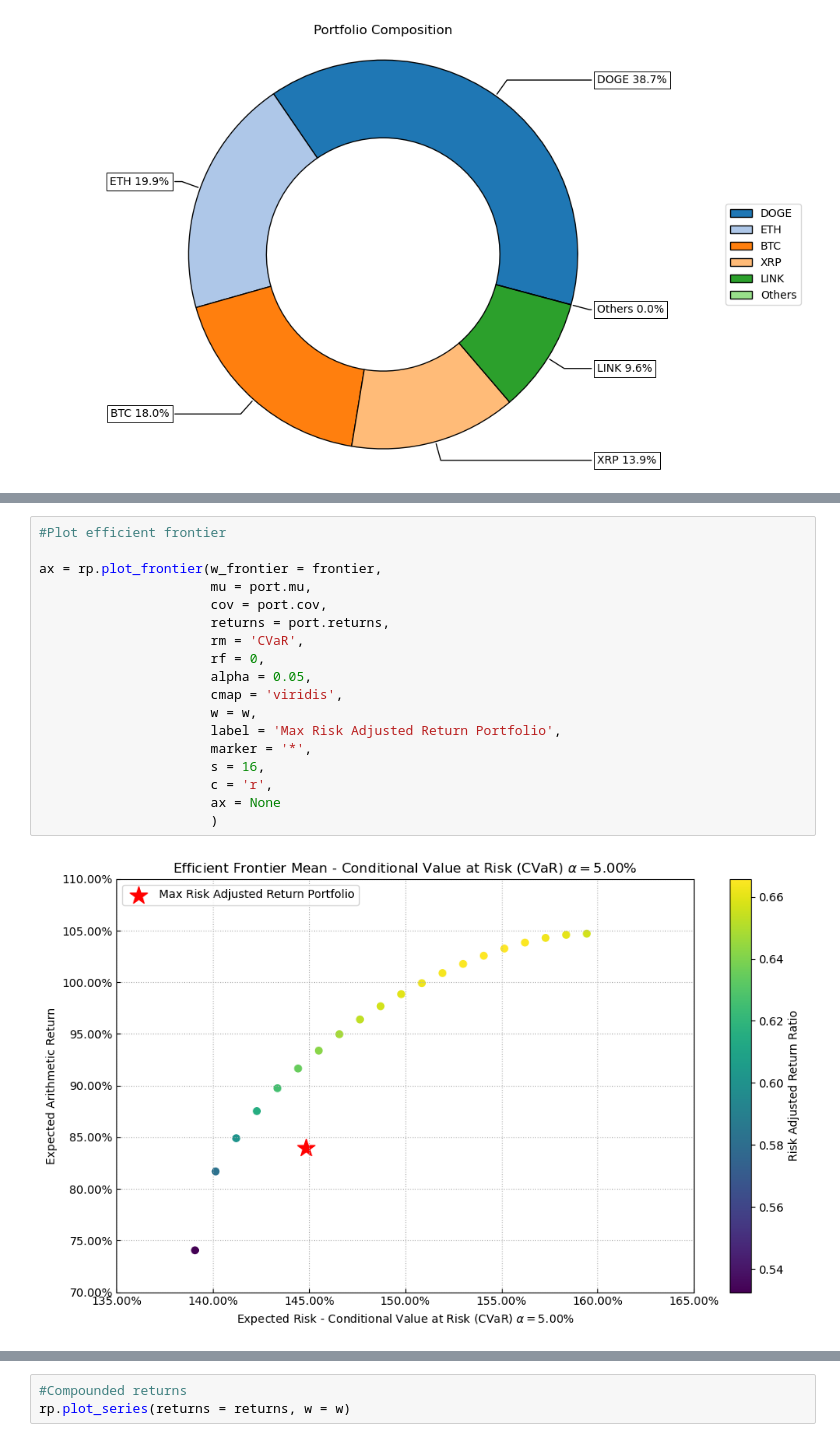
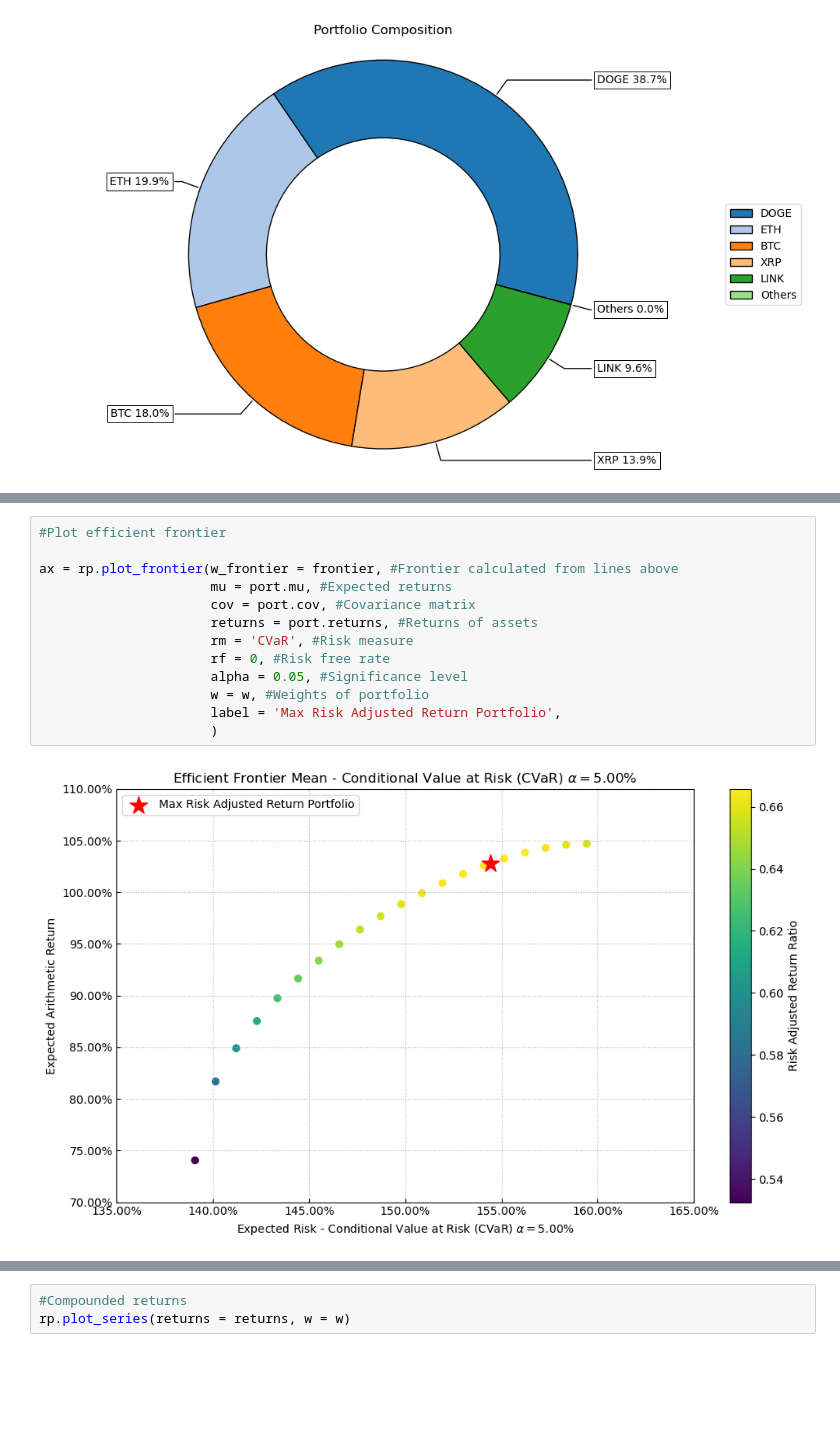
Before and after one commit to bamarasingam/meme_portfolio, a Jupyter notebook: medium/riskfolio_port-medium.ipynb, the cells around one changed output, grey strips where cells are left out. Cells and saved outputs as stored; diff of their text form; blank space fills up the shorter version.

```diff
--- a/medium/riskfolio_port-medium.ipynb
+++ b/medium/riskfolio_port-medium.ipynb
@@ -116,23 +114,18 @@ display(frontier.T.head())
 # %%
 #Plot efficient frontier
 
-ax = rp.plot_frontier(w_frontier = frontier,
-                      mu = port.mu,
-                      cov = port.cov,
-                      returns = port.returns,
-                      rm = 'CVaR',
-                      rf = 0,
-                      alpha = 0.05,
-                      cmap = 'viridis',
-                      w = w,
+ax = rp.plot_frontier(w_frontier = frontier, #Frontier calculated from lines above
+                      mu = port.mu, #Expected returns
+                      cov = port.cov, #Covariance matrix
+                      returns = port.returns, #Returns of assets
+                      rm = 'CVaR', #Risk measure
+                      rf = 0, #Risk free rate
+                      alpha = 0.05, #Significance level
+                      w = w, #Weights of portfolio
                       label = 'Max Risk Adjusted Return Portfolio',
-                      marker = '*',
-                      s = 16,
-                      c = 'r',
-                      ax = None
                       )
 # %% [output]
-[figure, old version]
+[figure, new version]
 # %%
 #Plot efficient frontier composition
 
```
Also changed, not shown: parts of 2 cells of this notebook.
